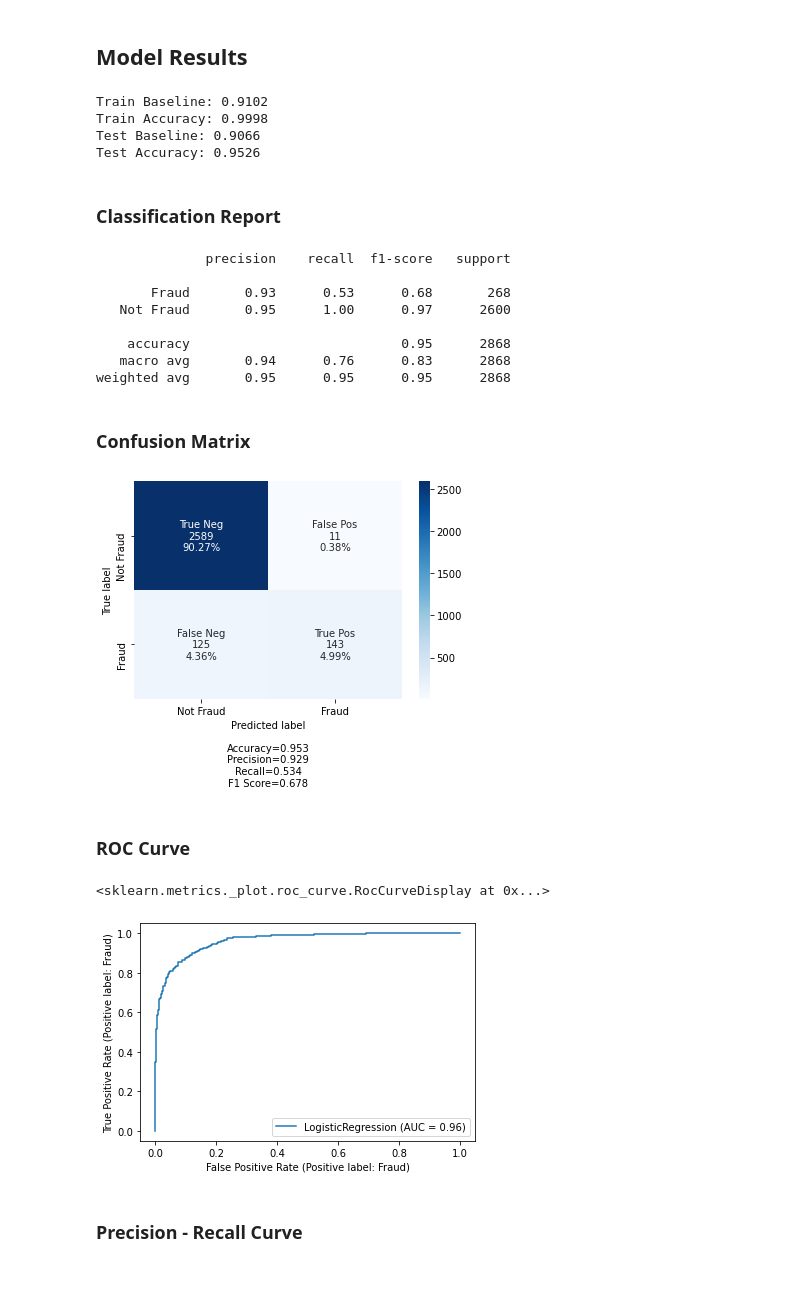
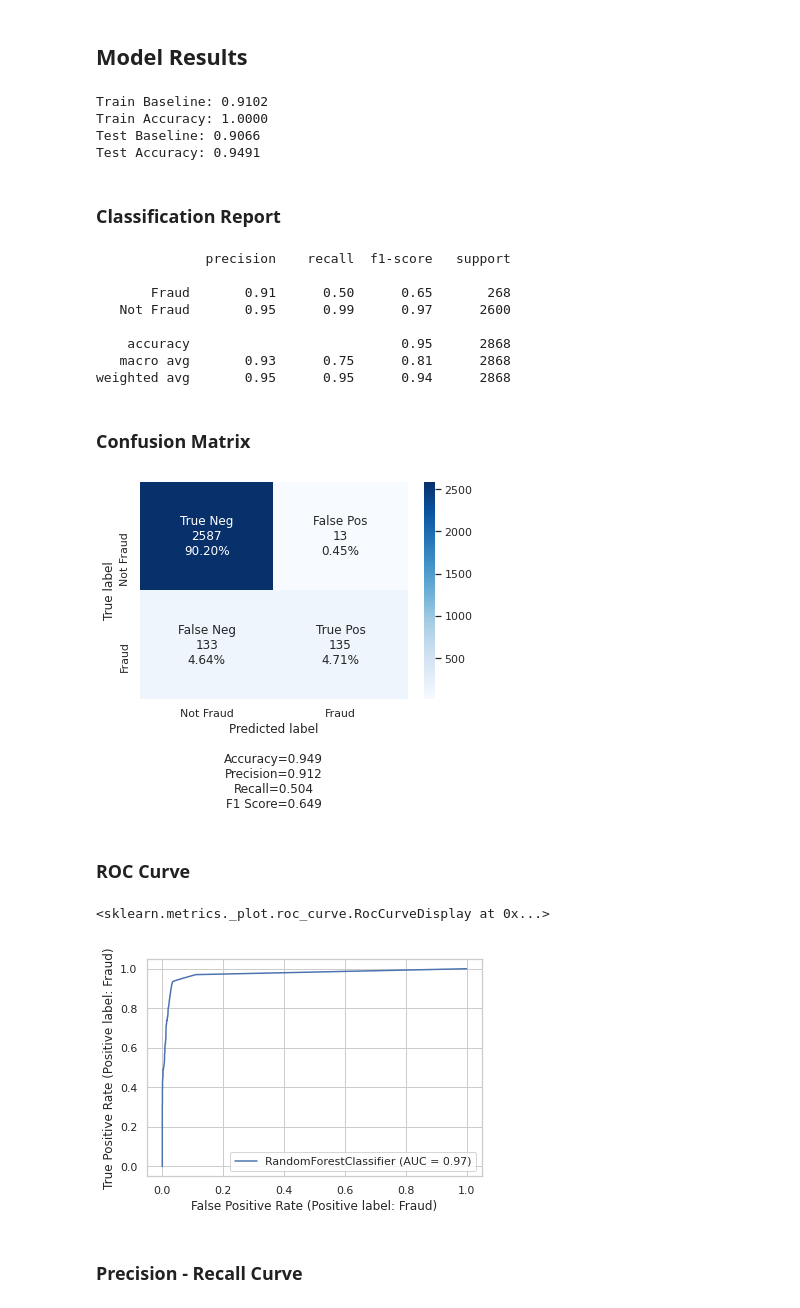
Before and after one commit to jeffjohannsen/Fraud_Detection, a Jupyter notebook: notebooks/a2_Model_Testing_Metrics_and_Interpretation.ipynb, the cells around one changed output. Saved outputs shown, nothing was run; the diff lists cells and outputs as text; code cells hidden in the pictures; blank space fills up the shorter version.

Commit message:
Added random forest results

```diff
--- a/notebooks/a2_Model_Testing_Metrics_and_Interpretation.ipynb
+++ b/notebooks/a2_Model_Testing_Metrics_and_Interpretation.ipynb
@@ -416,7 +426,7 @@ xgboost_best_params = dict()
 # %%
 log_reg_clf = models['log_reg'](**log_reg_best_params)
 # %%
-log_reg_clf.fit(X_train, y_train)
+log_reg_clf.fit(X_train_scaled, y_train)
 # %% [output]
 LogisticRegression(C=1, class_weight='balanced', max_iter=10000, random_state=7,
                    solver='newton-cg')
@@ -424,0 +437,4 @@ log_reg_pred = log_reg_clf.predict(X_test)
+# %%
+forest_clf = models['forest'](**forest_best_params)
+# %%
+forest_clf.fit(X_train, y_train)
@@ -424,0 +443,2 @@ log_reg_pred = log_reg_clf.predict(X_test)
+# %%
+forest_pred = forest_clf.predict(X_test)
@@ -426,7 +508,7 @@ log_reg_pred = log_reg_clf.predict(X_test)
 ## Model Results
 # %%
 quick_model_metrics(
-        log_reg_clf,
+        forest_clf,
         X_train=X_train,
         y_train=y_train,
         X_test=X_test,
@@ -434,41 +516,41 @@ quick_model_metrics(
     )
 # %% [output]
 Train Baseline: 0.9102
-Train Accuracy: 0.9998
+Train Accuracy: 1.0000
 Test Baseline: 0.9066
-Test Accuracy: 0.9526
+Test Accuracy: 0.9491
 # %% [markdown]
 ### Classification Report
 # %%
-print(classification_report(y_test, log_reg_pred))
+print(classification_report(y_test, forest_pred))
 # %% [output]
               precision    recall  f1-score   support
 
-       Fraud       0.93      0.53      0.68       268
-   Not Fraud       0.95      1.00      0.97      2600
+       Fraud       0.91      0.50      0.65       268
+   Not Fraud       0.95      0.99      0.97      2600
 
     accuracy                           0.95      2868
-   macro avg       0.94      0.76      0.83      2868
-weighted avg       0.95      0.95      0.95      2868
+   macro avg       0.93      0.75      0.81      2868
+weighted avg       0.95      0.95      0.94      2868
 # %% [markdown]
 ### Confusion Matrix
 # %%
-cf_matrix = confusion_matrix(y_test, log_reg_pred, labels=['Not Fraud', 'Fraud'])
+cf_matrix = confusion_matrix(y_test, forest_pred, labels=['Not Fraud', 'Fraud'])
 labels = ['True Neg','False Pos','False Neg','True Pos']
 categories = ['Not Fraud', 'Fraud']
 make_confusion_matrix(cf_matrix,
                       group_names=labels,
                       categories=categories,
                       cmap='Blues')
 # %% [output]
-[figure, old version]
+[figure, new version]
 # %% [markdown]
 ### ROC Curve
 # %%
-plot_roc_curve(log_reg_clf, X_test, y_test, pos_label="Fraud")
+plot_roc_curve(forest_clf, X_test, y_test, pos_label="Fraud")
 # %% [output]
 <sklearn.metrics._plot.roc_curve.RocCurveDisplay at 0x...>
-[figure, old version]
+[figure, new version]
 # %% [markdown]
 ### Precision - Recall Curve
 # %%
```
Also changed, not shown: parts of 20 cells of this notebook, 3 other files.
